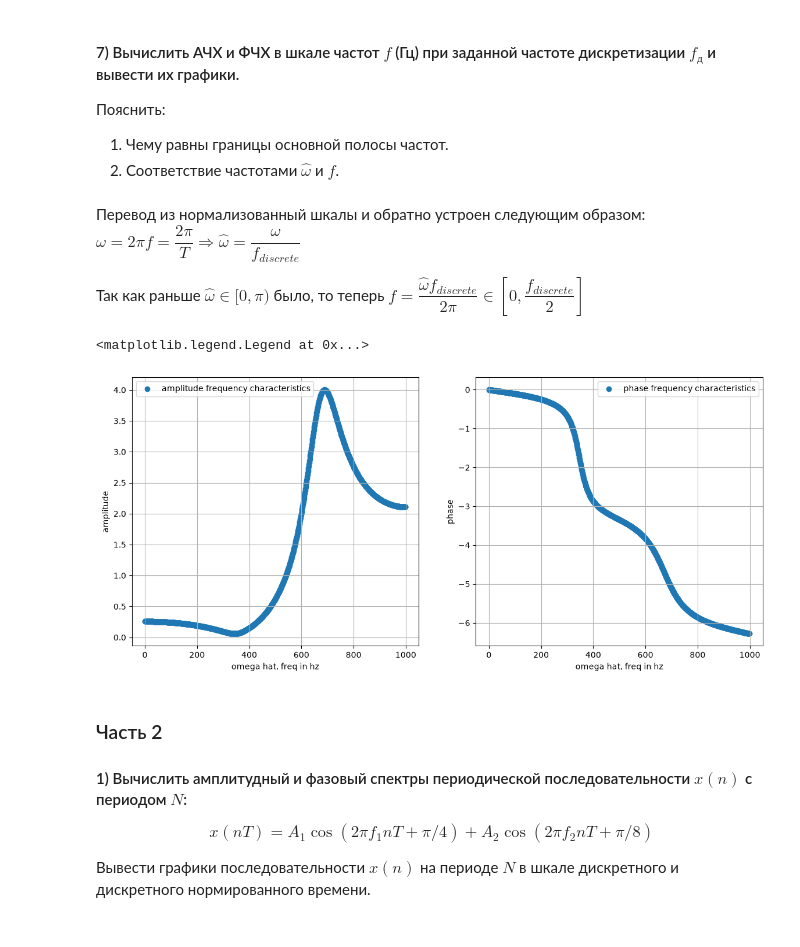
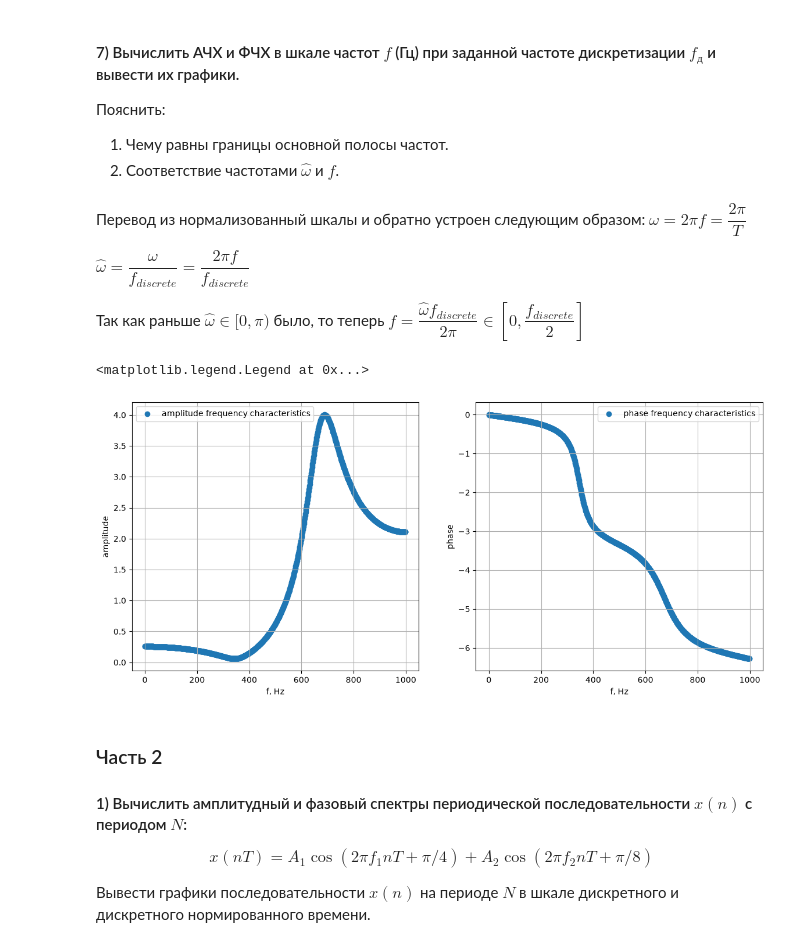
Before and after one commit to the-mvi/dsp-2026, a Jupyter notebook: 3384_Berlet_MV/task1.ipynb, the cells around one changed output. Drawn from its saved outputs; the diff is of its cells as text; code cells hidden in the pictures.

```diff
--- a/3384_Berlet_MV/task1.ipynb
+++ b/3384_Berlet_MV/task1.ipynb
@@ -328,31 +415,33 @@ ax[1].legend()
 2. Соответствие частотами $\hat{\omega}$ и $f$.
 # %% [markdown]
 Перевод из нормализованный шкалы и обратно устроен следующим образом:
-$\omega = 2\pi f = \dfrac{2\pi}{T} \Rightarrow \hat{\omega} = \dfrac{\omega}{f_{discrete}}$
+$\omega = 2\pi f = \dfrac{2\pi}{T}$
+
+$\hat{\omega} = \dfrac{\omega}{f_{discrete}} = \dfrac{2 \pi f}{f_{discrete}}$
 
 Так как раньше $\hat{\omega} \in [0, \pi)$ было, то теперь $f = \dfrac{\hat{\omega}f_{discrete}}{2\pi} \in [0, \dfrac{f_{discrete}}{2}]$
 # %%
 f_discrete = 1_000 * n_var
 
 w, h = freqz(b, a, 1024, fs=f_discrete)
 
 fig, ax = plt.subplots(1, 2, figsize=(14, 6))
 amp = [np.linalg.norm(h[i]) for i in range(len(h))]
 phi = np.unwrap([np.atan2(h[i].imag, h[i].real) for i in range(len(h))])
 ax[0].scatter(w, amp, label="amplitude frequency characteristics")
 ax[0].grid(True)
-ax[0].set_xlabel("omega hat, freq in hz")
+ax[0].set_xlabel("f, Hz")
 ax[0].set_ylabel("amplitude")
 ax[0].legend()
 
 ax[1].scatter(w, phi, label="phase frequency characteristics")
 ax[1].grid(True)
-ax[1].set_xlabel("omega hat, freq in hz")
+ax[1].set_xlabel("f, Hz")
 ax[1].set_ylabel("phase")
 ax[1].legend()
 # %% [output]
 <matplotlib.legend.Legend at 0x...>
-[figure, old version]
+[figure, new version]
 # %% [markdown]
 ### Часть 2
 
```
Also changed, not shown: parts of 31 cells of this notebook.
